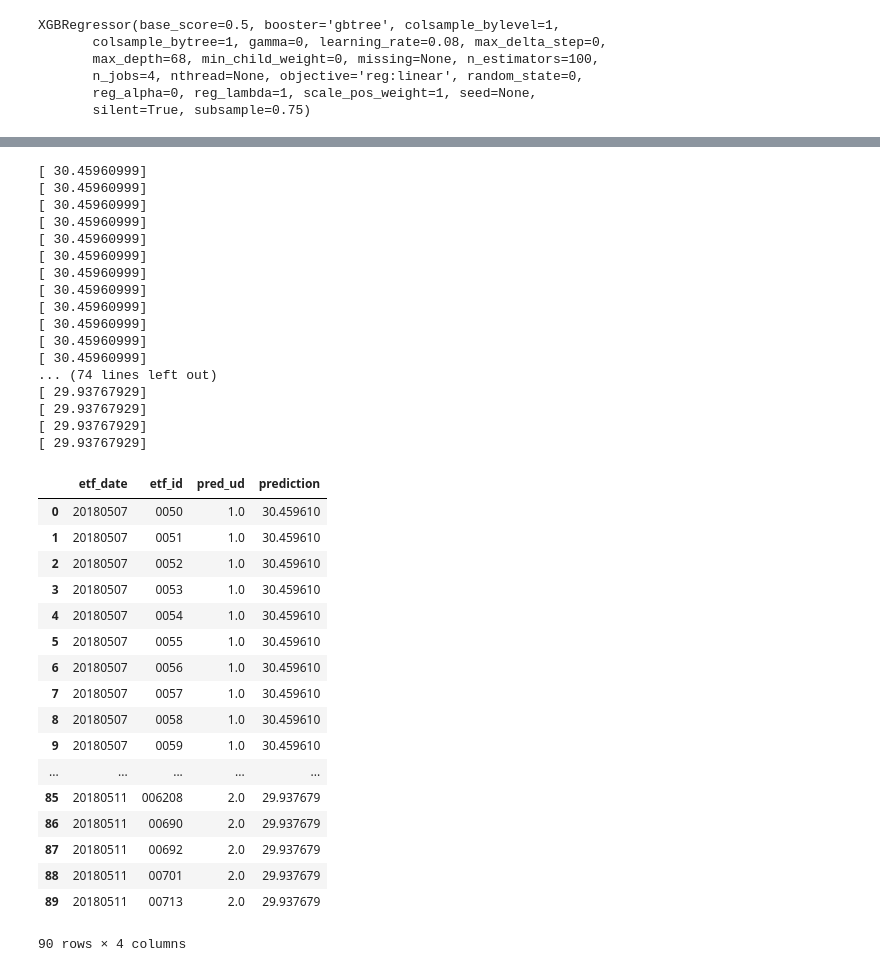
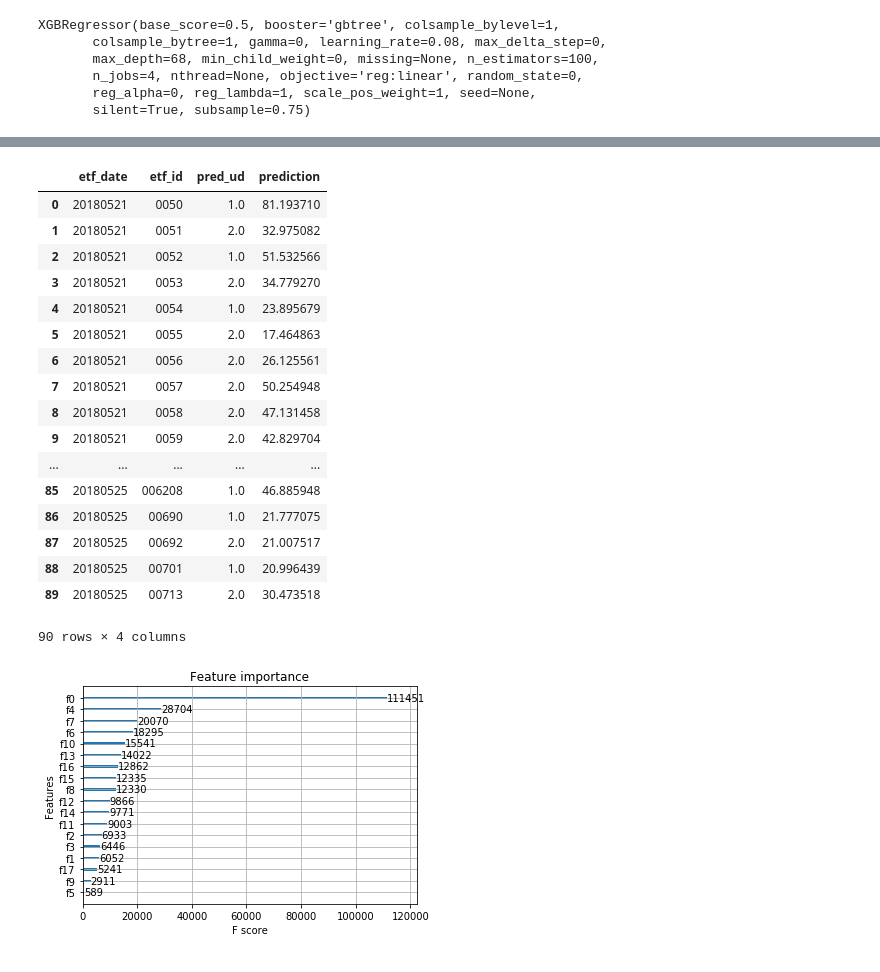
Before and after one commit to yclee0418/BigDataForum, a Jupyter notebook: pySpark-台灣ETF價格預測競賽-Xgb-TAlib.ipynb, the cells around one changed output, grey strips where cells are left out. Drawn from its saved outputs; the diff is of its cells as text; code cells hidden in the pictures.

```diff
--- a/pySpark-台灣ETF價格預測競賽-Xgb-TAlib.ipynb
+++ b/pySpark-台灣ETF價格預測競賽-Xgb-TAlib.ipynb
@@ -308,9 +289,12 @@ list(train_dt1.columns.values)
+# %%
+non_feature_list = ['etf_id', 'etf_date', 'etf_close','macd']
+ema_feature_list = ['ema5','ema10', 'ema20', 'ema30']
 # %%
 import xgboost as xgb
-feature_cols = [col for col in list(train_dt1.columns.values) if col not in non_feature_list]
+feature_cols = ema_feature_list+[col for col in list(train_dt1.columns.values) if col not in non_feature_list+ema_feature_list]
 #$$$ parameter
 rf_model1 = xgb.XGBRegressor(n_estimators=100, learning_rate=0.08, gamma=0, subsample=0.75,
-        colsample_bytree=1, max_depth=68, n_jobs=4, min_child_weight=0)
+        colsample_bytree=1, max_depth=68, n_jobs=4, min_child_weight=0 )
 train_x1 = train_dt1[feature_cols].values
 train_y1 = train_dt1["etf_close"].values
 rf_model1.fit(train_x1, train_y1)
@@ -364,14 +355,19 @@ next_date_range[-1]
 # %%
+#recover to re-run
+for eid in etf_ids:
+    etf_dt = etf_dic[eid.strip()]
+    etf_dt = etf_dt.loc[~etf_dt["etf_date"].isin(next_date_range)]
+    etf_dic.update({eid.strip(): etf_dt})
 predict_res_final = []
 for date in next_date_range:
     for eid in etf_ids:
         #do predict
         pred_data = next_pd_dic[eid.strip()][feature_cols].values
         pred_res = rf_model1.predict(data=pred_data)
-        print(pred_res)
+#         print(pred_res)
         prediction = pred_res[0]
 
-        etf_dt = etf_dic[etfid.strip()]
+        etf_dt = etf_dic[eid.strip()]
         prev_dt = etf_dt.loc[(etf_dt["etf_date"] < date) ].iloc[-1]
 #         print('id of prev_dt: ', eid, ', date: ' ,prev_dt["etf_date"])
         prev_close = prev_dt["etf_close"]
@@ -396,38 +392,28 @@ for date in next_date_range:
 
 pd.DataFrame(predict_res_final)
 # %% [output]
+|  | etf_date | etf_id | pred_ud | prediction |
+| 0 | 20180521 | 0050 | 1.0 | 81.193710 |
+| 1 | 20180521 | 0051 | 2.0 | 32.975082 |
+| 2 | 20180521 | 0052 | 1.0 | 51.532566 |
+| 3 | 20180521 | 0053 | 2.0 | 34.779270 |
+| 4 | 20180521 | 0054 | 1.0 | 23.895679 |
+| 5 | 20180521 | 0055 | 2.0 | 17.464863 |
+| 6 | 20180521 | 0056 | 2.0 | 26.125561 |
+| 7 | 20180521 | 0057 | 2.0 | 50.254948 |
+| 8 | 20180521 | 0058 | 2.0 | 47.131458 |
+| 9 | 20180521 | 0059 | 2.0 | 42.829704 |
+| ... | ... | ... | ... | ... |
+| 85 | 20180525 | 006208 | 1.0 | 46.885948 |
+| 86 | 20180525 | 00690 | 1.0 | 21.777075 |
+| 87 | 20180525 | 00692 | 2.0 | 21.007517 |
+| 88 | 20180525 | 00701 | 1.0 | 20.996439 |
+| 89 | 20180525 | 00713 | 2.0 | 30.473518 |
-[ 30.45960999]
-[ 30.45960999]
-[ 30.45960999]
-[ 30.45960999]
-[ 30.45960999]
-[ 30.45960999]
-[ 30.45960999]
-[ 30.45960999]
-[ 30.45960999]
-[ 30.45960999]
-[ 30.45960999]
-[ 30.45960999]
-... (74 lines left out)
-[ 29.93767929]
-[ 29.93767929]
-[ 29.93767929]
-[ 29.93767929]
+90 rows × 4 columns
-|  | etf_date | etf_id | pred_ud | prediction |
-| 0 | 20180507 | 0050 | 1.0 | 30.459610 |
-| 1 | 20180507 | 0051 | 1.0 | 30.459610 |
-| 2 | 20180507 | 0052 | 1.0 | 30.459610 |
-| 3 | 20180507 | 0053 | 1.0 | 30.459610 |
-| 4 | 20180507 | 0054 | 1.0 | 30.459610 |
-| 5 | 20180507 | 0055 | 1.0 | 30.459610 |
-| 6 | 20180507 | 0056 | 1.0 | 30.459610 |
-| 7 | 20180507 | 0057 | 1.0 | 30.459610 |
-| 8 | 20180507 | 0058 | 1.0 | 30.459610 |
-| 9 | 20180507 | 0059 | 1.0 | 30.459610 |
-| ... | ... | ... | ... | ... |
-| 85 | 20180511 | 006208 | 2.0 | 29.937679 |
-| 86 | 20180511 | 00690 | 2.0 | 29.937679 |
-| 87 | 20180511 | 00692 | 2.0 | 29.937679 |
-| 88 | 20180511 | 00701 | 2.0 | 29.937679 |
-| 89 | 20180511 | 00713 | 2.0 | 29.937679 |
-90 rows × 4 columns
+# %%
+from xgboost import plot_importance
+from matplotlib import pyplot
+plot_importance(rf_model1)
+pyplot.show()
+# %% [output]
+[figure, added]
```
Also changed, not shown: parts of 13 cells of this notebook.
